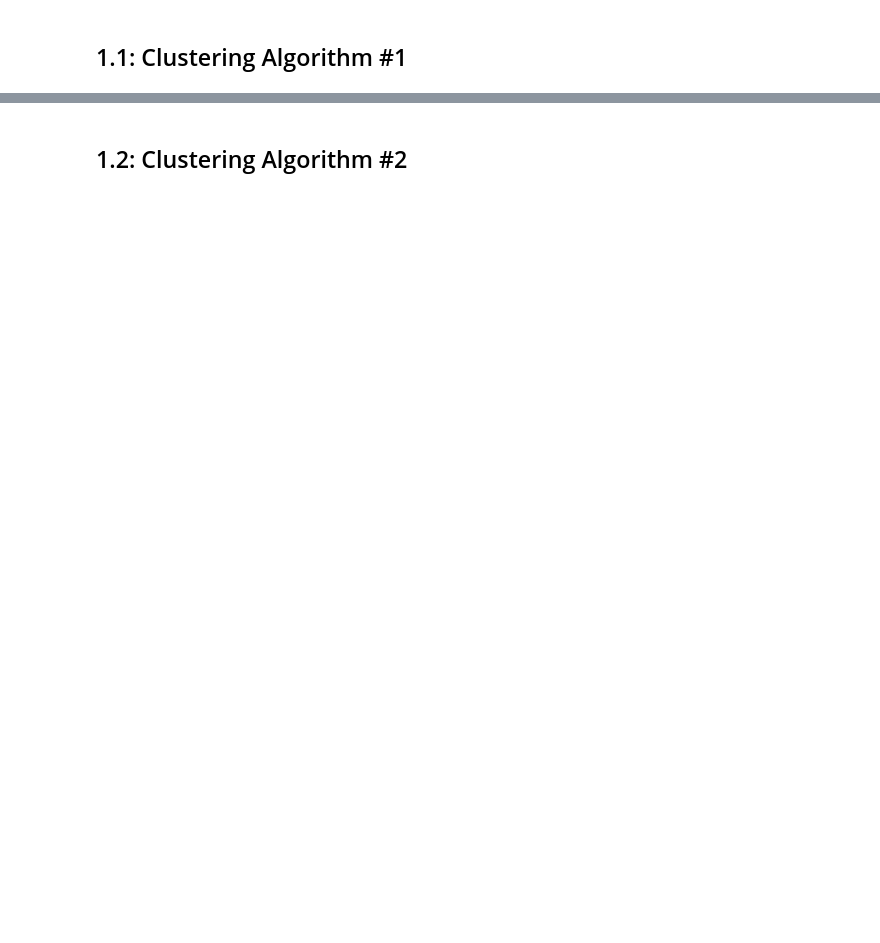
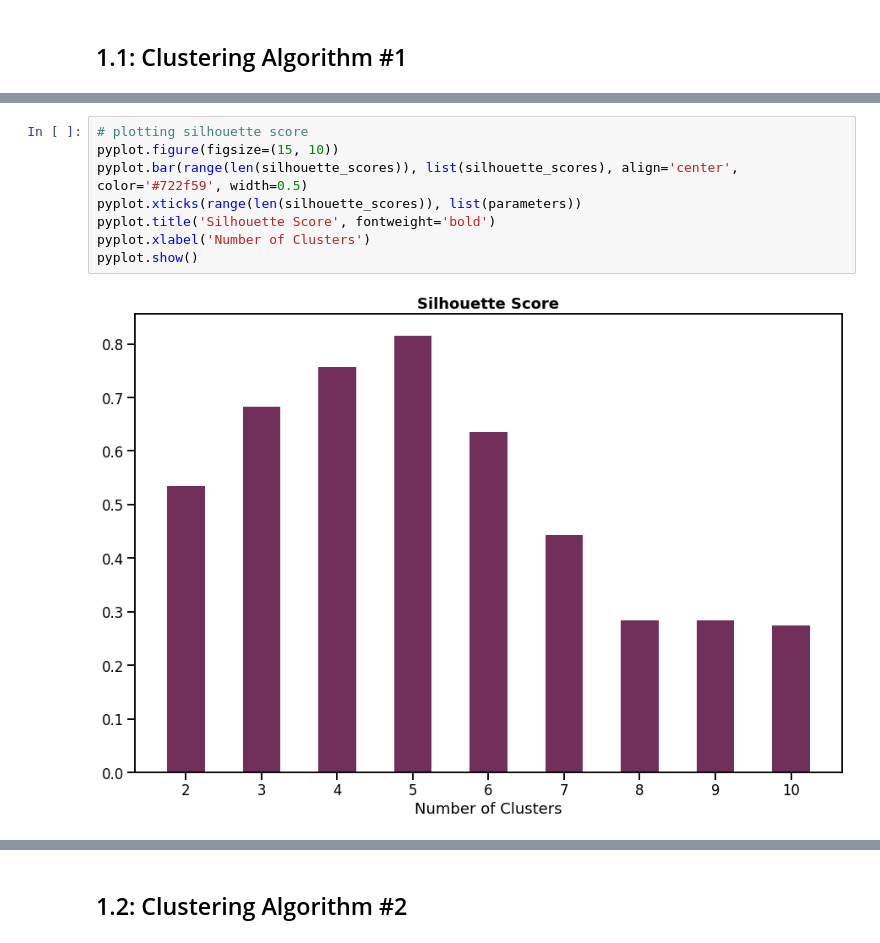
Before and after one commit to mohansameer1983/queens-mmai-869, a Jupyter notebook: 2022_869_SameerMohan.ipynb, the cells around one changed output, grey strips where cells are left out. Saved outputs shown, nothing was run; the diff lists cells and outputs as text; blank space fills up the shorter version.

```diff
--- a/2022_869_SameerMohan.ipynb
+++ b/2022_869_SameerMohan.ipynb
@@ -131,0 +212,10 @@ memory usage: 15.9 KB
+# %%
+# plotting silhouette score
+pyplot.figure(figsize=(15, 10))
+pyplot.bar(range(len(silhouette_scores)), list(silhouette_scores), align='center', color='#722f59', width=0.5)
+pyplot.xticks(range(len(silhouette_scores)), list(parameters))
+pyplot.title('Silhouette Score', fontweight='bold')
+pyplot.xlabel('Number of Clusters')
+pyplot.show()
+# %% [output]
+[figure, added]
```
Also changed, not shown: parts of 72 cells of this notebook.
